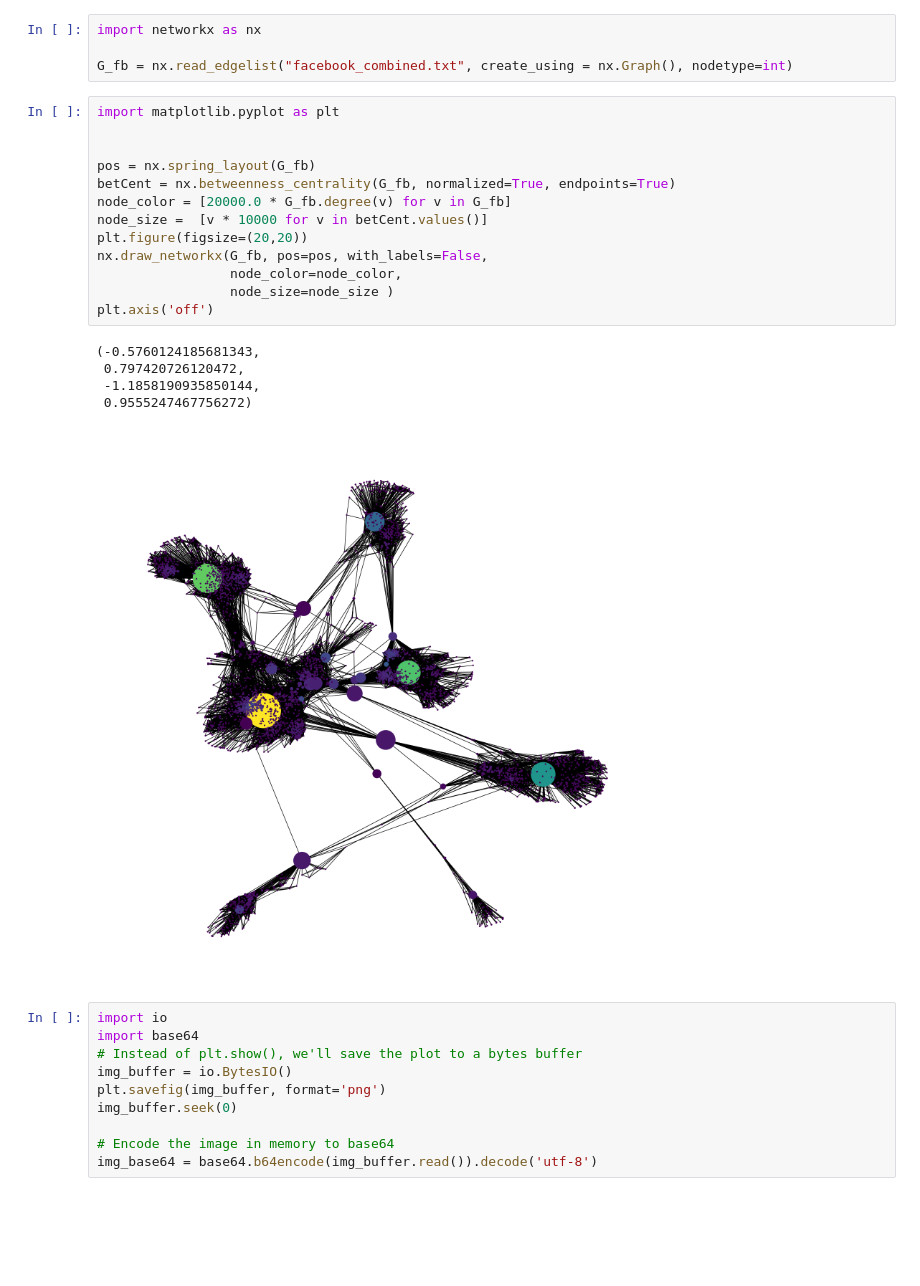
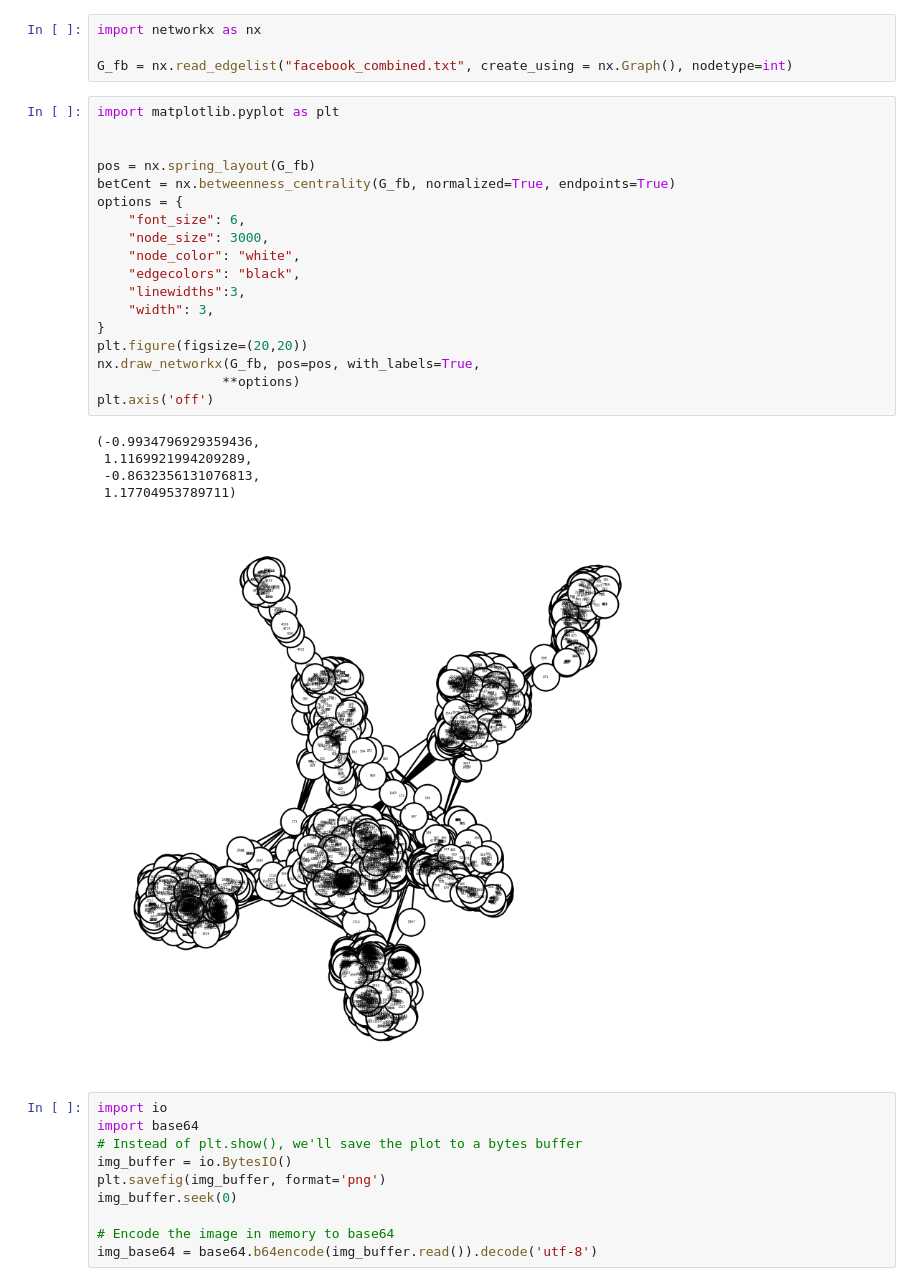
Before and after one commit to lordskyzw/thesocialnetwork, a Jupyter notebook: lab/combined.ipynb, the cells around one changed output. Cells and saved outputs as stored; diff of their text form; blank space fills up the shorter version.

```diff
--- a/lab/combined.ipynb
+++ b/lab/combined.ipynb
@@ -5,22 +5,27 @@ G_fb = nx.read_edgelist("facebook_combined.txt", create_using = nx.Graph(), node
 # %%
 import matplotlib.pyplot as plt
 
 
 pos = nx.spring_layout(G_fb)
 betCent = nx.betweenness_centrality(G_fb, normalized=True, endpoints=True)
-node_color = [20000.0 * G_fb.degree(v) for v in G_fb]
-node_size =  [v * 10000 for v in betCent.values()]
+options = {
+    "font_size": 6,
+    "node_size": 3000,
+    "node_color": "white",
+    "edgecolors": "black",
+    "linewidths":3,
+    "width": 3,
+}
 plt.figure(figsize=(20,20))
-nx.draw_networkx(G_fb, pos=pos, with_labels=False,
-                 node_color=node_color,
-                 node_size=node_size )
+nx.draw_networkx(G_fb, pos=pos, with_labels=True,
+                **options)
 plt.axis('off')
 # %% [output]
-(-0.5760124185681343,
- 0.797420726120472,
- -1.1858190935850144,
- 0.9555247467756272)
+(-0.9934796929359436,
+ 1.1169921994209289,
+ -0.8632356131076813,
+ 1.17704953789711)
-[figure, old version]
+[figure, new version]
 # %%
 import io
 import base64
```
Also changed, not shown: 3 other files.
